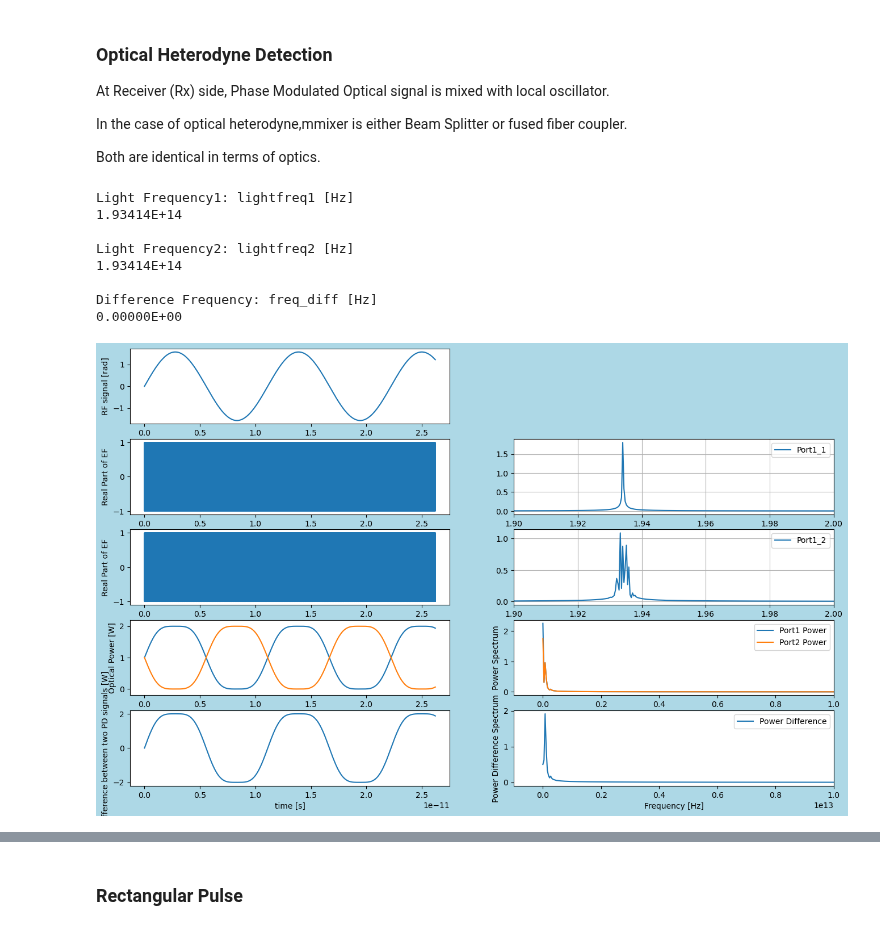
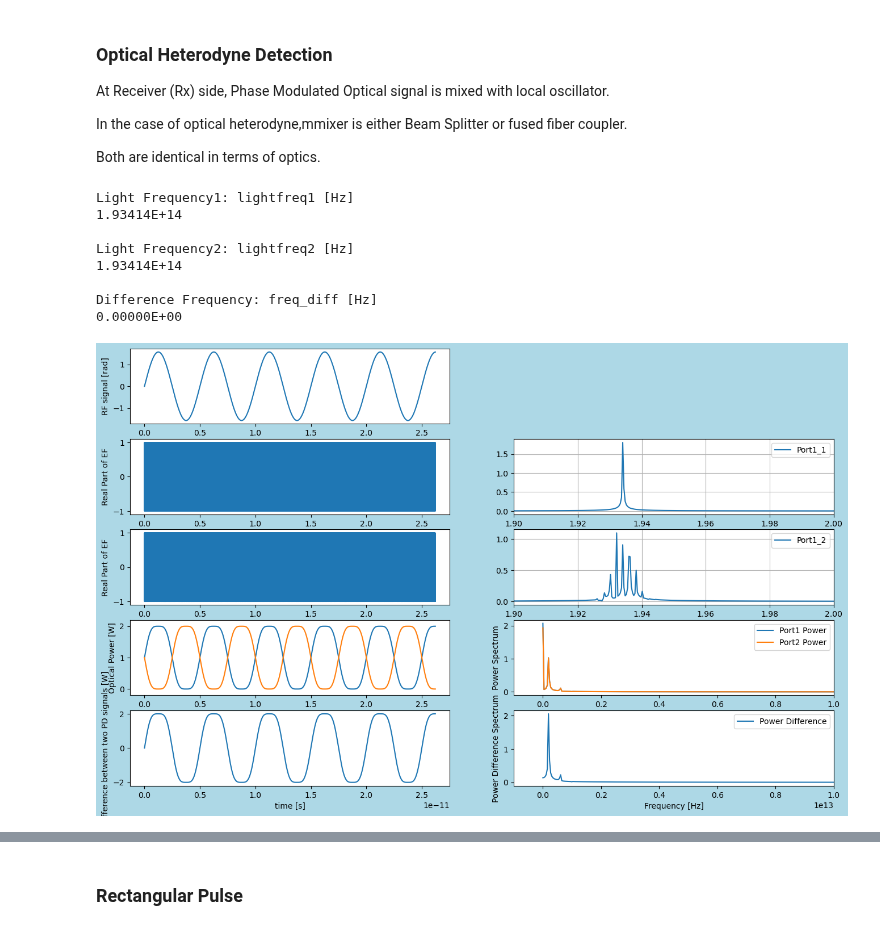
Before and after one commit to tacticstactics/optical-heterodyne-detection, a Jupyter notebook: optical_heterodyne_detection.ipynb, the cells around one changed output, grey strips where cells are left out. Cells and saved outputs as stored; diff of their text form; code cells hidden in the pictures.

```diff
--- a/optical_heterodyne_detection.ipynb
+++ b/optical_heterodyne_detection.ipynb
@@ -56,7 +56,7 @@ tcol = np.linspace(0.0, t_step * samplerate, samplerate, endpoint=False)
 
 amp_c = 0.5 * np.pi
 #amp_c = 0
-freq_rf = 90e9 # [Hz]
+freq_rf = 200e9 # [Hz]
 
 md = 1 # modulation depth. 1 = 100 %
 dc_offset = 0 # DC offset
@@ -208,34 +208,34 @@ Port1_powercol_f = fft(Port3_1_powercol)
 Port2_powercol_f = fft(Port3_2_powercol)
 
 ax1_8.plot(xf, 2.0/samplerate * np.abs(Port1_powercol_f[0:samplerate//2]),label="Port1 Power")
 ax1_8.set_ylabel("Power Spectrum")
 ax1_8.set_xlim(-1e12,10e12)
 ax1_8.legend()
 
 
 ax1_8.plot(xf, 2.0/samplerate * np.abs(Port2_powercol_f[0:samplerate//2]), label="Port2 Power")
 ax1_8.set_ylabel("Power Spectrum")
 ax1_8.set_xlim(-1e12,10e12)
 ax1_8.legend()
 
 
 Power_diffcol_f = fft(Power_diffcol)
 ax1_10.plot(xf, 2.0/samplerate * np.abs(Power_diffcol_f[0:samplerate//2]), label="Power Difference")
 ax1_10.set_xlabel("Frequency [Hz]")
 ax1_10.set_ylabel("Power Difference Spectrum")
 ax1_10.set_xlim(-1e12,10e12)
 ax1_10.legend()
 plt.show()
 # %% [output]
 Light Frequency1: lightfreq1 [Hz]
 1.93414E+14
 
 Light Frequency2: lightfreq2 [Hz]
 1.93414E+14
 
 Difference Frequency: freq_diff [Hz]
 0.00000E+00
-[figure, old version]
+[figure, new version]
 # %%
 fig111 = plt.figure(figsize = (16,10), facecolor='lightblue')
 
```
Also changed, not shown: parts of 7 cells of this notebook, 1 other file.
